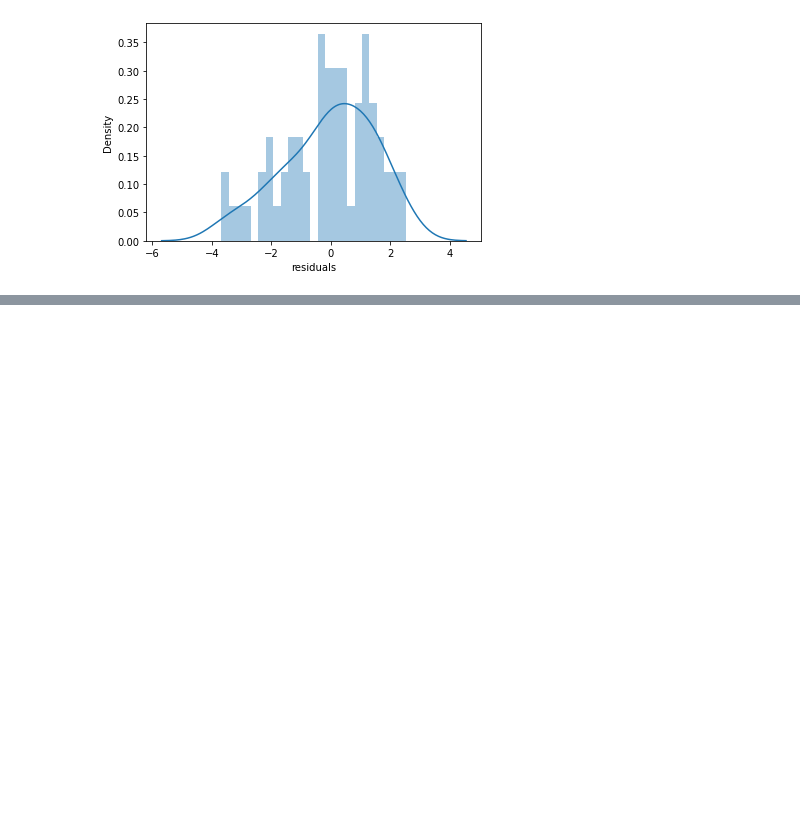
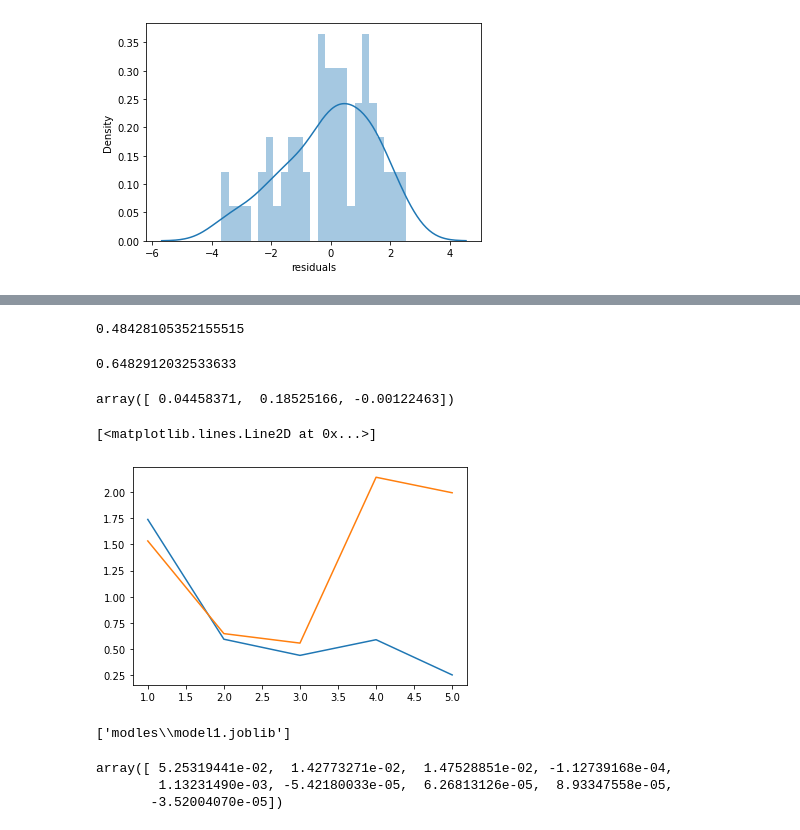
Before and after one commit to Revanth2022/mlmar7, a Jupyter notebook: linear_regression.ipynb, the cells around one changed output, grey strips where cells are left out. Drawn from its saved outputs; the diff is of its cells as text; code cells hidden in the pictures; blank space fills up the shorter version.

Commit message:
poly updated

```diff
--- a/linear_regression.ipynb
+++ b/linear_regression.ipynb
@@ -76,0 +116,2 @@ Text(0.5, 0, 'residuals')
+# %%
+poly_features = poly_conv.transform(x1)
@@ -76,0 +129,6 @@ Text(0.5, 0, 'residuals')
+# %%
+from sklearn.model_selection import train_test_split
+X_train, X_test, y_train, y_test = train_test_split(poly_features, y, test_size=0.33, random_state=101)
+# %%
+model1 = LinearRegression()
+model1.fit(X_train,y_train)
@@ -76,0 +155,44 @@ Text(0.5, 0, 'residuals')
+# %%
+MAE = mean_absolute_error(y_test, test_pred_pol)
+MAE
+# %% [output]
+0.48428105352155515
+# %%
+RMSE = np.sqrt (mean_squared_error(y_test, test_pred_pol))
+RMSE
+# %% [output]
+0.6482912032533633
+# %%
+model.coef_
+# %% [output]
+array([ 0.04458371,  0.18525166, -0.00122463])
+# %%
+train_rmse_errors = []
+test_rmse_errors = []
+
+for d in range(1,10):
+    poly_converter =  PolynomialFeatures(degree=d)
+    poly_features = poly_converter.fit_transform(x1)
+    X_train, X_test, y_train, y_test = train_test_split(poly_features, y, test_size=0.33, random_state=101)
+
+    model = LinearRegression()
+    model.fit(X_train, y_train)
+
+    pred_train = model.predict(X_train)
+    pred_test = model.predict(X_test)
+
+    train_rmse_errors.append(np.sqrt(mean_squared_error(y_train,pred_train)))
+    test_rmse_errors.append(np.sqrt(mean_squared_error(y_test,pred_test)))
+# %%
+#fig= plt.Figure(figsize=(20,16))
+#ax= fig.add_axes((0,0,1,1))
+plt.plot(range(1,6), train_rmse_errors[:5], label = 'train_rmse')
+plt.plot(range(1,6), test_rmse_errors[:5], label = 'test_rmse')
+# %% [output]
+[<matplotlib.lines.Line2D at 0x...>]
+[figure, added]
+# %%
+filepath_poly= os.path.join(model_dir, 'model1.joblib')
+dump(model1,filepath_poly)
+# %% [output]
+['modles\\model1.joblib']
@@ -76,0 +201,6 @@ Text(0.5, 0, 'residuals')
+# %%
+load_model_poly.coef_
+# %% [output]
+array([ 5.25319441e-02,  1.42773271e-02,  1.47528851e-02, -1.12739168e-04,
+        1.13231490e-03, -5.42180033e-05,  6.26813126e-05,  8.93347558e-05,
+       -3.52004070e-05])
```
Also changed, not shown: parts of 13 cells of this notebook.
